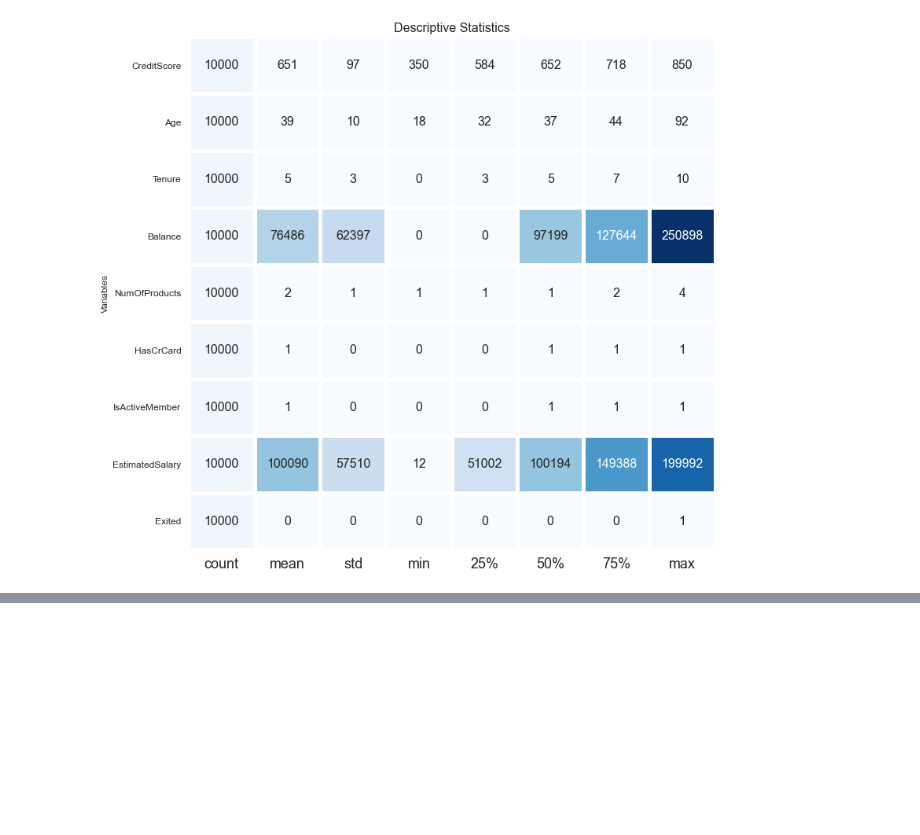
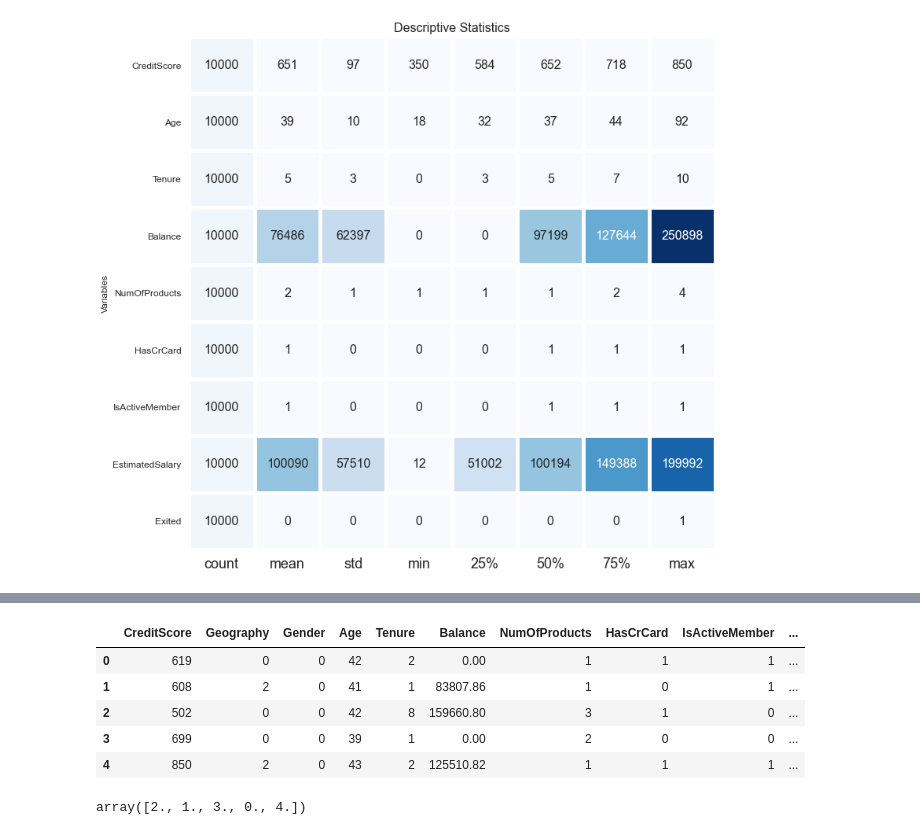
Before and after one commit to mascarenhasneil/ChurnModeling, a Jupyter notebook: ChurnModeling-Notebook.ipynb, the cells around one changed output, grey strips where cells are left out. Drawn from its saved outputs; the diff is of its cells as text; code cells hidden in the pictures; blank space fills up the shorter version.

```diff
--- a/ChurnModeling-Notebook.ipynb
+++ b/ChurnModeling-Notebook.ipynb
@@ -315,0 +322,12 @@ plt.show()
+# %%
+### Here we convert Categorical Varibales to Numeric ones for processing.
+le = LabelEncoder()
+bank_customers_data['Geography'] = le.fit_transform(bank_customers_data['Geography'])
+bank_customers_data['Gender'] = le.fit_transform(bank_customers_data['Gender'])
+# %%
+### Here we create Bins of Estimated Salary into 5 bins ( called as Estimated Salary Band)
+bank_customers_data['EstimatedSalaryBand'] = pd.cut(bank_customers_data['EstimatedSalary'], 5)
+bank_customers_data[['EstimatedSalaryBand',
+                     'Exited']].groupby(['EstimatedSalaryBand'],
+                                        as_index=False).mean().sort_values(by='EstimatedSalaryBand',
+                                                                           ascending=True)
@@ -315,0 +341,19 @@ plt.show()
+# %%
+## Here we allocate the generated bins on Estimated Salary.
+## We use our unility package to do this procesing.
+
+bank_customers_data = utility.EstimatedSalary_FE(bank_customers_data)
+bank_customers_data.head()
+# %% [output]
+|  | CreditScore | Geography | Gender | Age | Tenure | Balance | NumOfProducts | HasCrCard | IsActiveMember | ... |
+| 0 | 619 | 0 | 0 | 42 | 2 | 0.00 | 1 | 1 | 1 | ... |
+| 1 | 608 | 2 | 0 | 41 | 1 | 83807.86 | 1 | 0 | 1 | ... |
+| 2 | 502 | 0 | 0 | 42 | 8 | 159660.80 | 3 | 1 | 0 | ... |
+| 3 | 699 | 0 | 0 | 39 | 1 | 0.00 | 2 | 0 | 0 | ... |
+| 4 | 850 | 2 | 0 | 43 | 2 | 125510.82 | 1 | 1 | 1 | ... |
+# %%
+### Displaying the binned values.
+
+bank_customers_data.EstimatedSalary.unique()
+# %% [output]
+array([2., 1., 3., 0., 4.])
```
Also changed, not shown: parts of 10 cells of this notebook, 1 other file.
